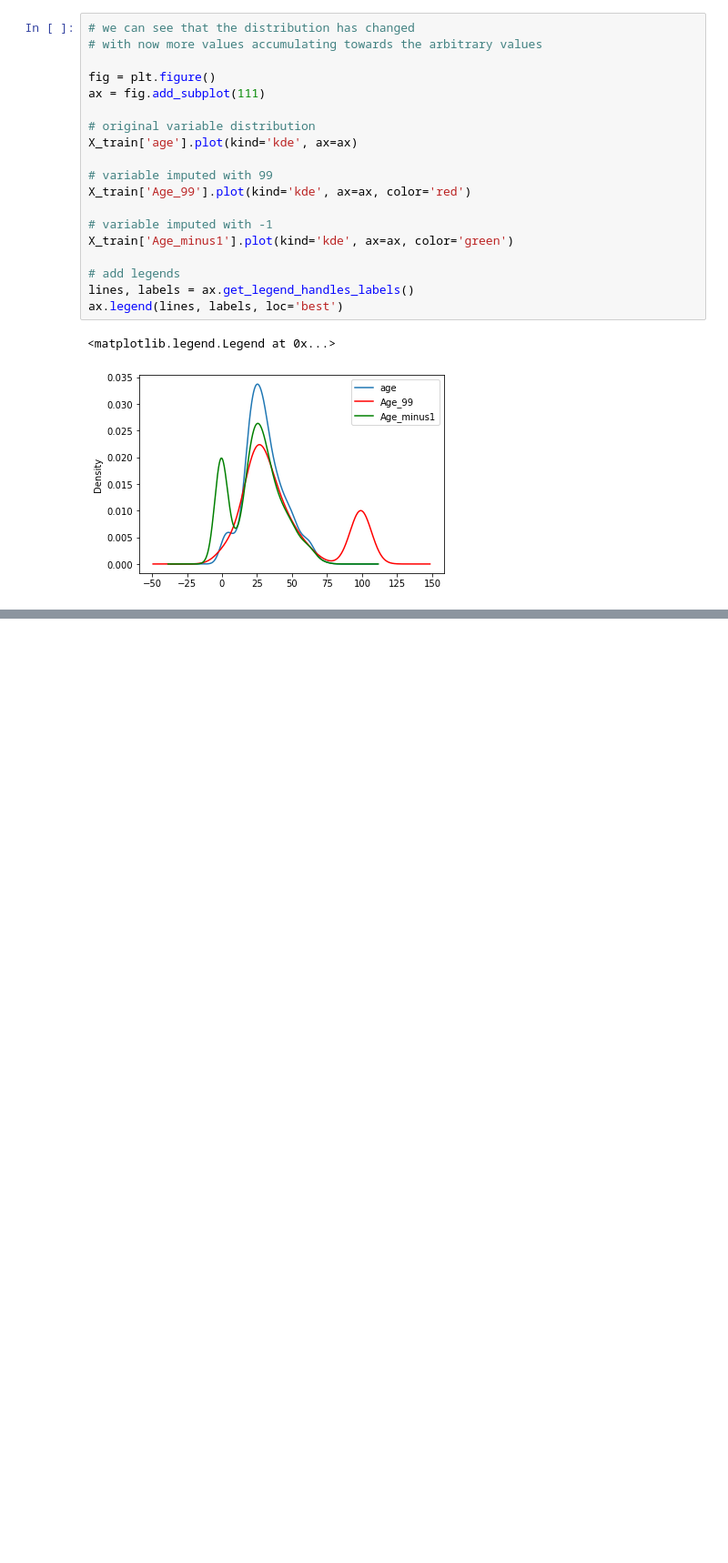
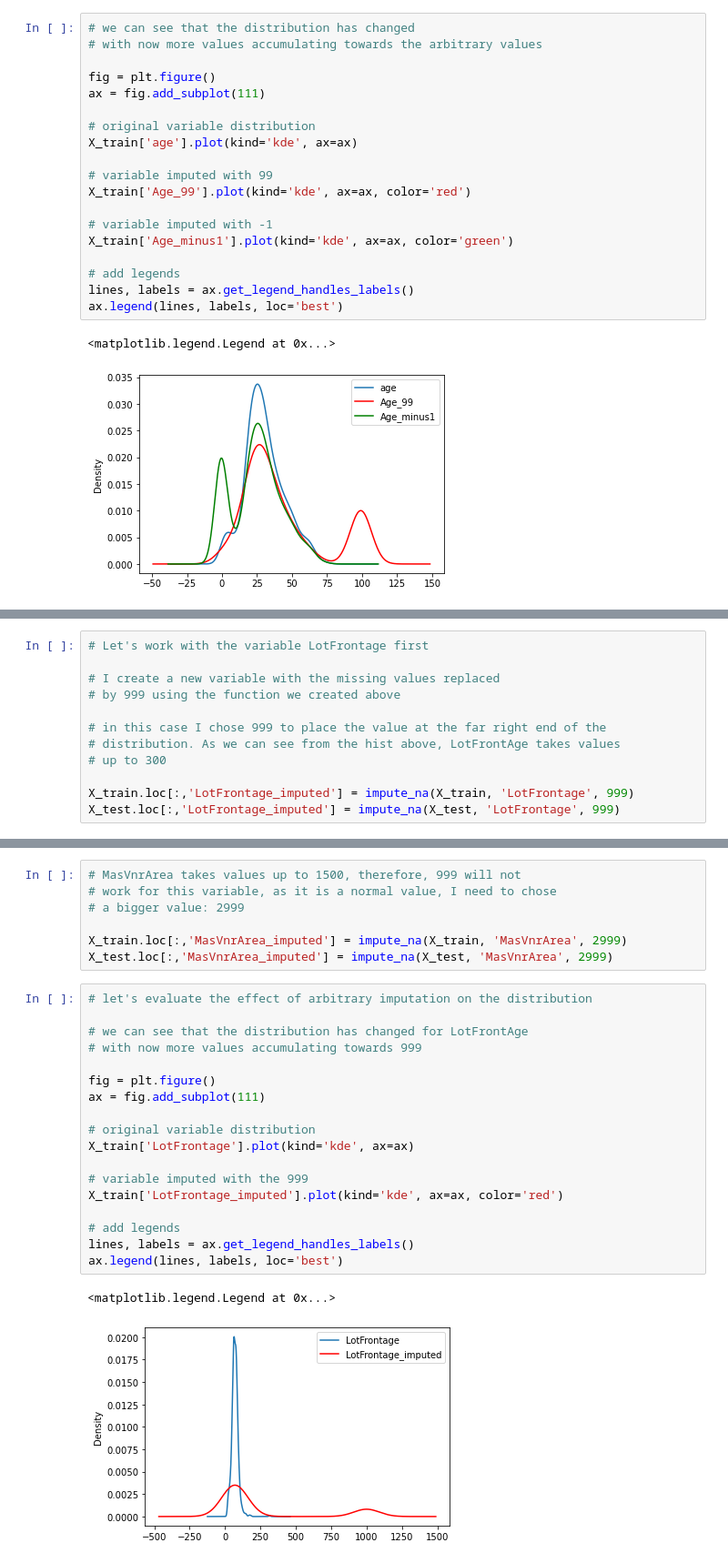
Before and after one commit to pvsnp9/Feature-Enginering, a Jupyter notebook: section_missing_data/03_arbitrary_value_imputation.ipynb, the cells around one changed output, grey strips where cells are left out. Shown: that part at 91% size. Cells and saved outputs as stored; diff of their text form; blank space fills up the shorter version.

```diff
--- a/section_missing_data/03_arbitrary_value_imputation.ipynb
+++ b/section_missing_data/03_arbitrary_value_imputation.ipynb
@@ -176,0 +267,12 @@ ax.legend(lines, labels, loc='best')
+# %%
+# Let's work with the variable LotFrontage first
+
+# I create a new variable with the missing values replaced
+# by 999 using the function we created above
+
+# in this case I chose 999 to place the value at the far right end of the
+# distribution. As we can see from the hist above, LotFrontAge takes values
+# up to 300
+
+X_train.loc[:,'LotFrontage_imputed'] = impute_na(X_train, 'LotFrontage', 999)
+X_test.loc[:,'LotFrontage_imputed'] = impute_na(X_test, 'LotFrontage', 999)
@@ -176,0 +290,28 @@ ax.legend(lines, labels, loc='best')
+# %%
+# MasVnrArea takes values up to 1500, therefore, 999 will not
+# work for this variable, as it is a normal value, I need to chose
+# a bigger value: 2999
+
+X_train.loc[:,'MasVnrArea_imputed'] = impute_na(X_train, 'MasVnrArea', 2999)
+X_test.loc[:,'MasVnrArea_imputed'] = impute_na(X_test, 'MasVnrArea', 2999)
+# %%
+# let's evaluate the effect of arbitrary imputation on the distribution
+
+# we can see that the distribution has changed for LotFrontAge
+# with now more values accumulating towards 999
+
+fig = plt.figure()
+ax = fig.add_subplot(111)
+
+# original variable distribution
+X_train['LotFrontage'].plot(kind='kde', ax=ax)
+
+# variable imputed with the 999
+X_train['LotFrontage_imputed'].plot(kind='kde', ax=ax, color='red')
+
+# add legends
+lines, labels = ax.get_legend_handles_labels()
+ax.legend(lines, labels, loc='best')
+# %% [output]
+<matplotlib.legend.Legend at 0x...>
+[figure, added]
```
Also changed, not shown: parts of 18 cells of this notebook, 4 other files.
